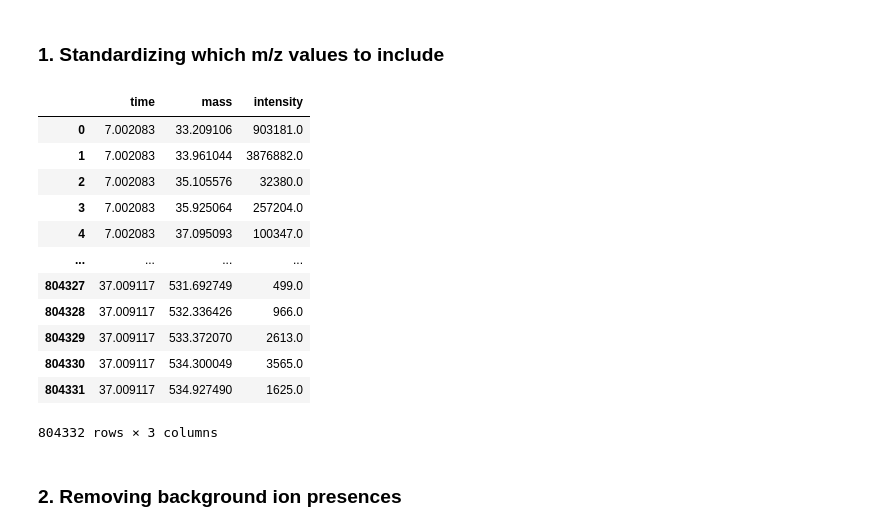
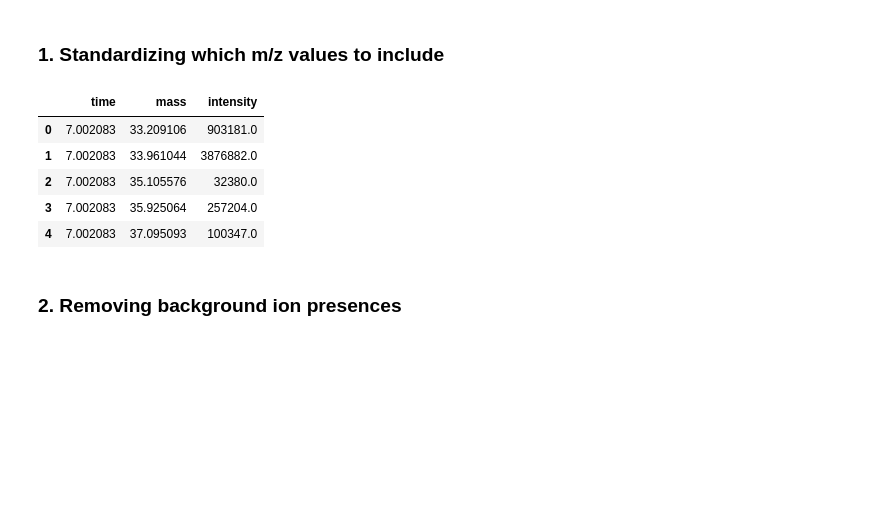
Before and after one commit to MosesBomera/Mars-Spectrometry-2-Gas-Chromatography, a Jupyter notebook: Benchmark_Modelling.ipynb, the cells around one changed output. Saved outputs shown, nothing was run; the diff lists cells and outputs as text; code cells hidden in the pictures; blank space fills up the shorter version.

```diff
--- a/Benchmark_Modelling.ipynb
+++ b/Benchmark_Modelling.ipynb
@@ -122,21 +133,14 @@ training_stats.columns = ["fpath"]
 # %%
 sample_ = msgc.features.drop_frac_and_He(sample)
 # %%
-sample
+sample.head()
 # %% [output]
 |  | time | mass | intensity |
 | 0 | 7.002083 | 33.209106 | 903181.0 |
 | 1 | 7.002083 | 33.961044 | 3876882.0 |
 | 2 | 7.002083 | 35.105576 | 32380.0 |
 | 3 | 7.002083 | 35.925064 | 257204.0 |
 | 4 | 7.002083 | 37.095093 | 100347.0 |
-| ... | ... | ... | ... |
-| 804327 | 37.009117 | 531.692749 | 499.0 |
-| 804328 | 37.009117 | 532.336426 | 966.0 |
-| 804329 | 37.009117 | 533.372070 | 2613.0 |
-| 804330 | 37.009117 | 534.300049 | 3565.0 |
-| 804331 | 37.009117 | 534.927490 | 1625.0 |
-804332 rows × 3 columns
 # %% [markdown]
 ### 2. Removing background ion presences
 # %%
```
Also changed, not shown: parts of 28 cells of this notebook.
